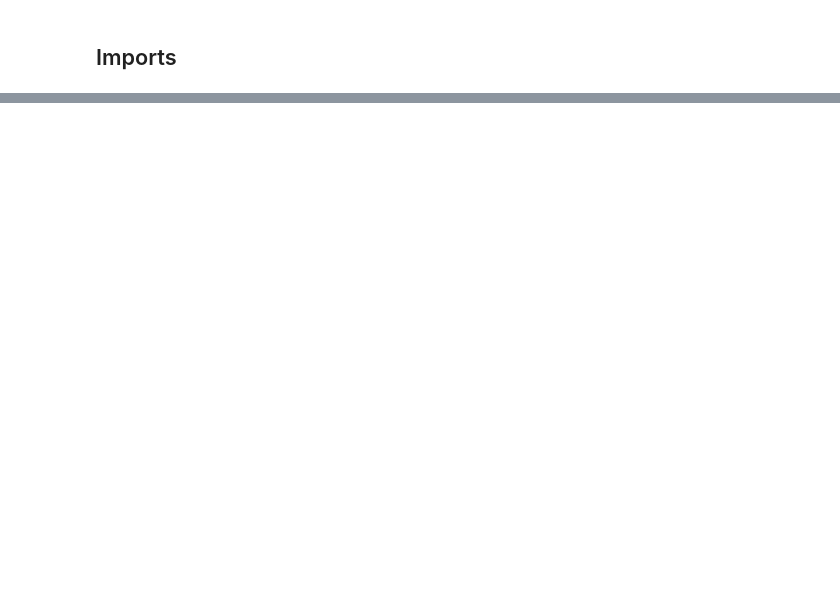
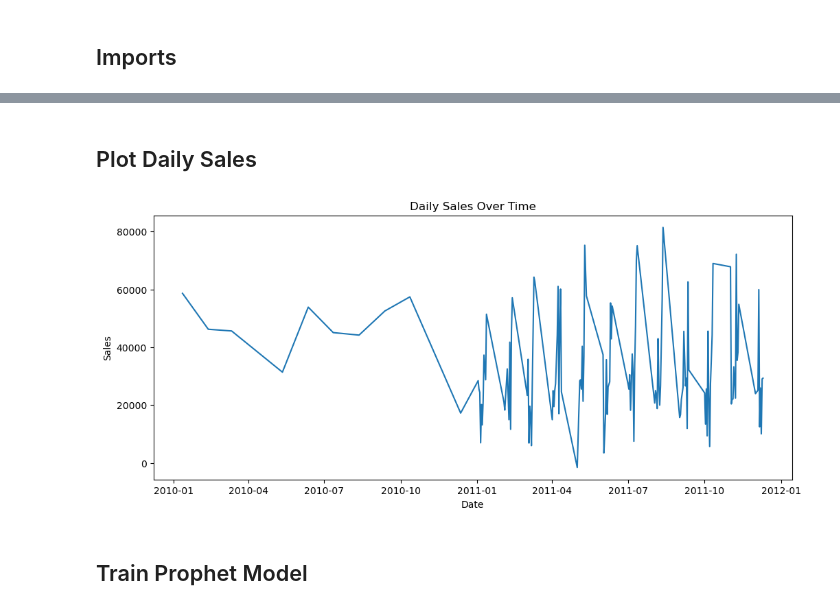
Before and after one commit to EssisDez/marketing_analytics_ai_project, a Jupyter notebook: notebooks/SalesForecasting.ipynb, the cells around one changed output, grey strips where cells are left out. Cells and saved outputs as stored; diff of their text form; code cells hidden in the pictures; blank space fills up the shorter version.

Commit message:
visualization

```diff
--- a/notebooks/SalesForecasting.ipynb
+++ b/notebooks/SalesForecasting.ipynb
@@ -34,0 +33,14 @@ Successfully installed cmdstanpy-1.2.5 holidays-0.80 importlib_resources-6.5.2 p
+# %%
+# Load dataset
+data = pd.read_csv("../data/OnlineRetailDataSet.csv", encoding="utf-8-sig", parse_dates=["InvoiceDate"])
+
+# Ensure datetime format
+data['InvoiceDate'] = pd.to_datetime(data['InvoiceDate'], errors='coerce')
+
+# Compute daily sales
+data['TotalPrice'] = data['Quantity'] * data['UnitPrice']
+daily_sales = data.groupby(data['InvoiceDate'].dt.date)['TotalPrice'].sum().reset_index()
+
+# Prophet requires columns named ds (date) and y (value)
+daily_sales = daily_sales.rename(columns={'InvoiceDate':'ds', 'TotalPrice':'y'})
+daily_sales.head()
@@ -34,0 +54,14 @@ Successfully installed cmdstanpy-1.2.5 holidays-0.80 importlib_resources-6.5.2 p
+# %% [markdown]
+## Plot Daily Sales
+# %%
+plt.figure(figsize=(12,5))
+plt.plot(daily_sales['ds'], daily_sales['y'])
+plt.title("Daily Sales Over Time")
+plt.ylabel("Sales")
+plt.xlabel("Date")
+plt.savefig("../visuals/daily_sales.png", dpi=150)
+plt.show()
+# %% [output]
+[figure, added]
+# %% [markdown]
+## Train Prophet Model
```
Also changed, not shown: parts of 12 cells of this notebook, 3 other files.
